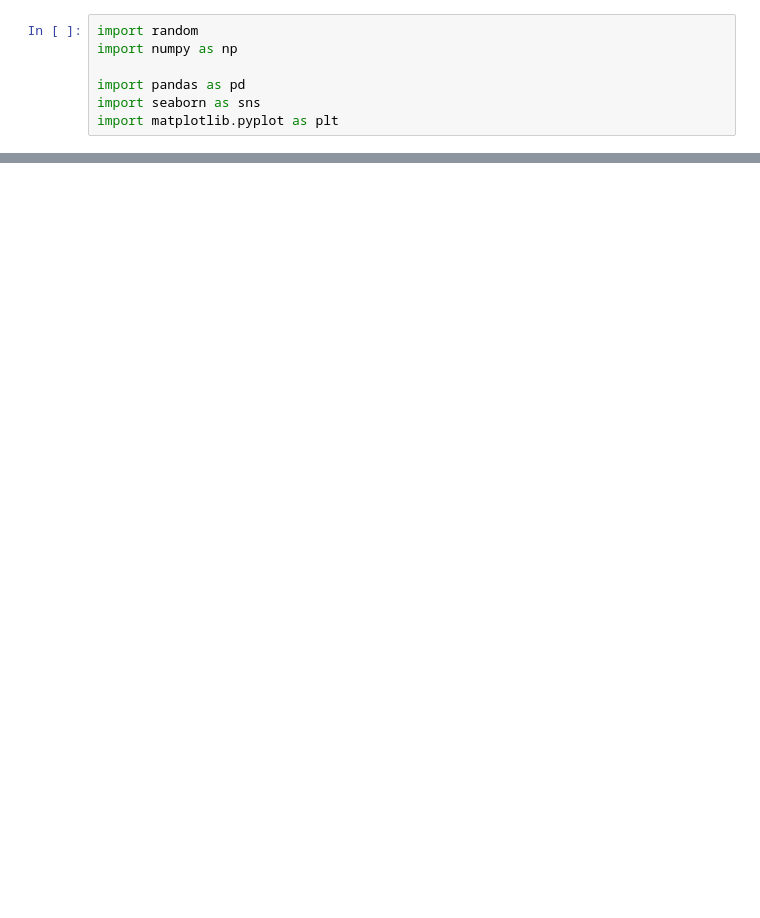
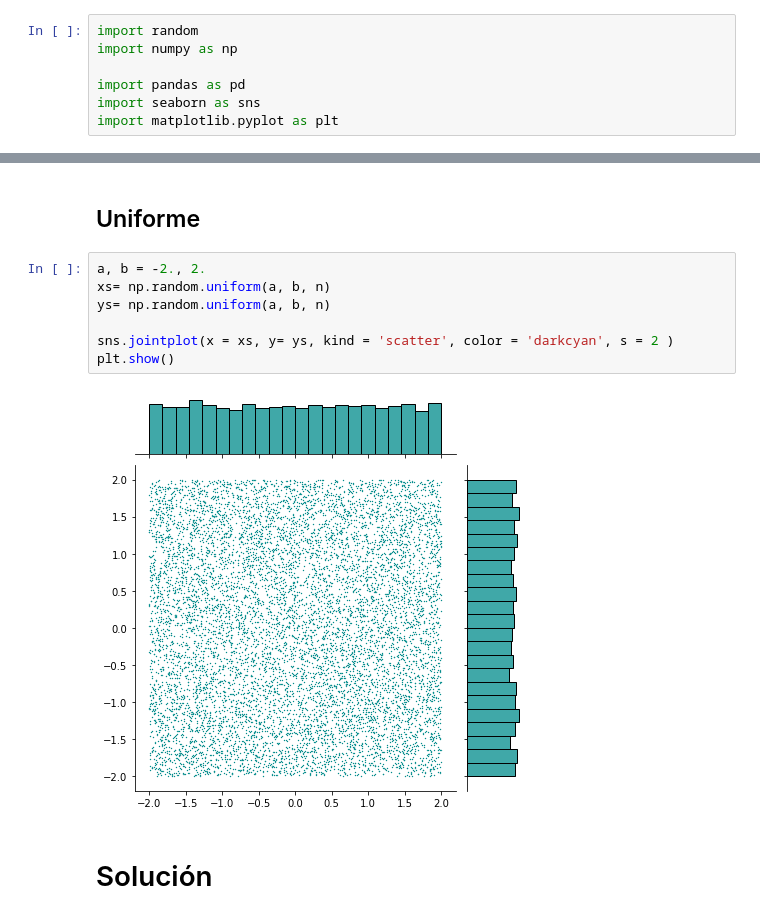
Before and after one commit to AnIsAsPe/LSM-Opciones-americanas, a Jupyter notebook: Notebooks/Estimación_de_pi_con_Montecarlo.ipynb, the cells around one changed output, grey strips where cells are left out. Saved outputs shown, nothing was run; the diff lists cells and outputs as text; blank space fills up the shorter version.

```diff
--- a/Notebooks/Estimación_de_pi_con_Montecarlo.ipynb
+++ b/Notebooks/Estimación_de_pi_con_Montecarlo.ipynb
@@ -7,0 +39,13 @@ import matplotlib.pyplot as plt
+# %% [markdown]
+## Uniforme
+# %%
+a, b = -2., 2.
+xs= np.random.uniform(a, b, n)
+ys= np.random.uniform(a, b, n)
+
+sns.jointplot(x = xs, y= ys, kind = 'scatter', color = 'darkcyan', s = 2 )
+plt.show()
+# %% [output]
+[figure, added]
+# %% [markdown]
+# Solución
```
Also changed, not shown: parts of 18 cells of this notebook.
